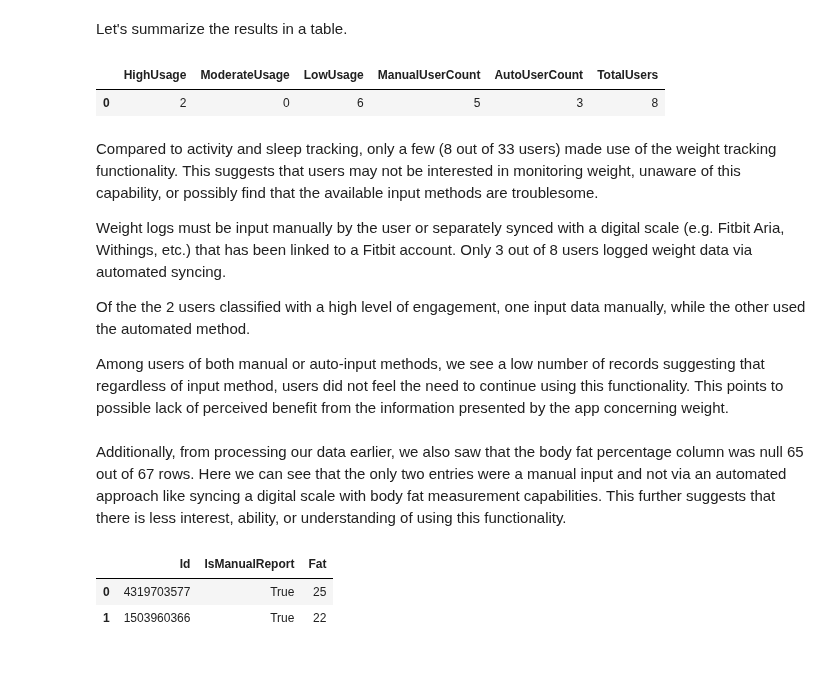
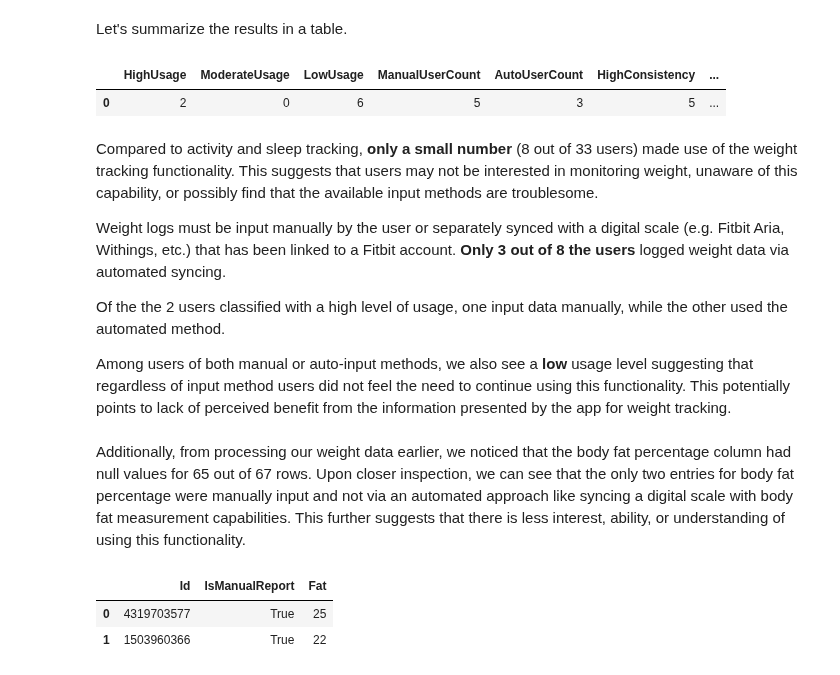
Before and after one commit to phlln/bellabeat-analysis, a Jupyter notebook: notebooks/bellabeat_bigquery_playground.ipynb, the cells around one changed output. Saved outputs shown, nothing was run; the diff lists cells and outputs as text; code cells hidden in the pictures.

Commit message:
Added Consistency Metric to Analysis|Engagement|Weight

```diff
--- a/notebooks/bellabeat_bigquery_playground.ipynb
+++ b/notebooks/bellabeat_bigquery_playground.ipynb
@@ -992,41 +998,50 @@ Let's summarize the results in a table.
 # %%
 %%bigquery
 WITH usage_categories AS (
     SELECT Id,
            MIN(Date) AS FirstRecord,
            MAX(Date) AS LastRecord,
            DATE_DIFF(MAX(Date), MIN(Date), DAY) + 1 AS ActiveWindowDays, -- add 1 to include usage on final day
            COUNT(LogId) AS RecordCount,
            SUM(CASE WHEN IsManualReport IS True THEN 1 ELSE 0 END) AS ManualReportCount,
            SUM(CASE WHEN IsManualReport IS False THEN 1 ELSE 0 END) AS AutoReportCount,
            CASE
             WHEN COUNT(LogId) >= 21 THEN 'High'
             WHEN COUNT(LogId) >= 14 THEN 'Moderate'
             ELSE 'Low'
            END AS UsageLevel,
+           ROUND(COUNT(LogId) / (DATE_DIFF(MAX(Date), MIN(Date), DAY) + 1) * 100, 0) AS Consistency,
+           CASE
+            WHEN ROUND(COUNT(LogId) / (DATE_DIFF(MAX(Date), MIN(Date), DAY) + 1) * 100, 0) >= 75 THEN 'High'
+            WHEN ROUND(COUNT(LogId) / (DATE_DIFF(MAX(Date), MIN(Date), DAY) + 1) * 100, 0) >= 50 THEN 'Moderate'
+            ELSE 'Low'
+           END AS ConsistencyLevel
     FROM `gac-bellabeat.activity.weight`
     GROUP BY 1
 )
 SELECT SUM(CASE WHEN uc.UsageLevel = 'High' THEN 1 ELSE 0 END) AS HighUsage,
        SUM(CASE WHEN uc.UsageLevel = 'Moderate' THEN 1 ELSE 0 END) AS ModerateUsage,
        SUM(CASE WHEN uc.UsageLevel = 'Low' THEN 1 ELSE 0 END) AS LowUsage,
        SUM(CASE WHEN ManualReportCount > 0 THEN 1 ELSE 0 END) AS ManualUserCount,
        SUM(CASE WHEN AutoReportCount >0 THEN 1 ELSE 0 END) AS AutoUserCount,
+       SUM(CASE WHEN uc.ConsistencyLevel = 'High' THEN 1 ELSE 0 END) AS HighConsistency,
+       SUM(CASE WHEN uc.ConsistencyLevel = 'Moderate' THEN 1 ELSE 0 END) AS ModerateConsistency,
+       SUM(CASE WHEN uc.ConsistencyLevel = 'Low' THEN 1 ELSE 0 END) AS LowConsistency,
        COUNT(*) AS TotalUsers
 FROM usage_categories uc;
 # %% [output]
-|  | HighUsage | ModerateUsage | LowUsage | ManualUserCount | AutoUserCount | TotalUsers |
-| 0 | 2 | 0 | 6 | 5 | 3 | 8 |
+|  | HighUsage | ModerateUsage | LowUsage | ManualUserCount | AutoUserCount | HighConsistency | ... |
+| 0 | 2 | 0 | 6 | 5 | 3 | 5 | ... |
 # %% [markdown]
-Compared to activity and sleep tracking, only a few (8 out of 33 users) made use of the weight tracking functionality. This suggests that users may not be interested in monitoring weight, unaware of this capability, or possibly find that the available input methods are troublesome.
+Compared to activity and sleep tracking, **only a small number** (8 out of 33 users) made use of the weight tracking functionality. This suggests that users may not be interested in monitoring weight, unaware of this capability, or possibly find that the available input methods are troublesome.
 
-Weight logs must be input manually by the user or separately synced with a digital scale (e.g. Fitbit Aria, Withings, etc.) that has been linked to a Fitbit account. Only 3 out of 8 users logged weight data via automated syncing.
+Weight logs must be input manually by the user or separately synced with a digital scale (e.g. Fitbit Aria, Withings, etc.) that has been linked to a Fitbit account. **Only 3 out of 8 the users** logged weight data via automated syncing.
 
-Of the the 2 users classified with a high level of engagement, one input data manually, while the other used the automated method.
+Of the the 2 users classified with a high level of usage, one input data manually, while the other used the automated method.
 
-Among users of both manual or auto-input methods, we see a low number of records suggesting that regardless of input method, users did not feel the need to continue using this functionality. This points to possible lack of perceived benefit from the information presented by the app concerning weight.
+Among users of both manual or auto-input methods, we also see a **low** usage level suggesting that regardless of input method users did not feel the need to continue using this functionality. This potentially points to lack of perceived benefit from the information presented by the app for weight tracking.
 # %% [markdown]
-Additionally, from processing our data earlier, we also saw that the body fat percentage column was null 65 out of 67 rows. Here we can see that the only two entries were a manual input and not via an automated approach like syncing a digital scale with body fat measurement capabilities. This further suggests that there is less interest, ability, or understanding of using this functionality.
+Additionally, from processing our weight data earlier, we noticed that the body fat percentage column had null values for 65 out of 67 rows. Upon closer inspection, we can see that the only two entries for body fat percentage were manually input and not via an automated approach like syncing a digital scale with body fat measurement capabilities. This further suggests that there is less interest, ability, or understanding of using this functionality.
 # %%
 %%bigquery
 SELECT Id,
```
Also changed, not shown: parts of 2 cells of this notebook.
